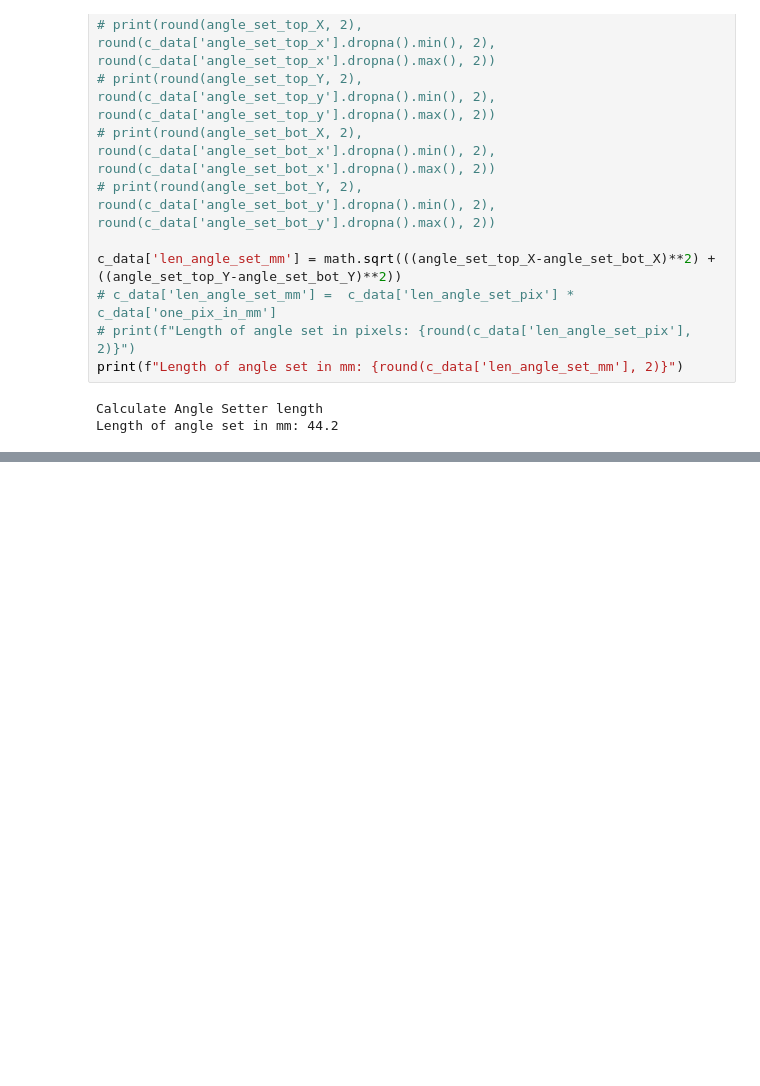
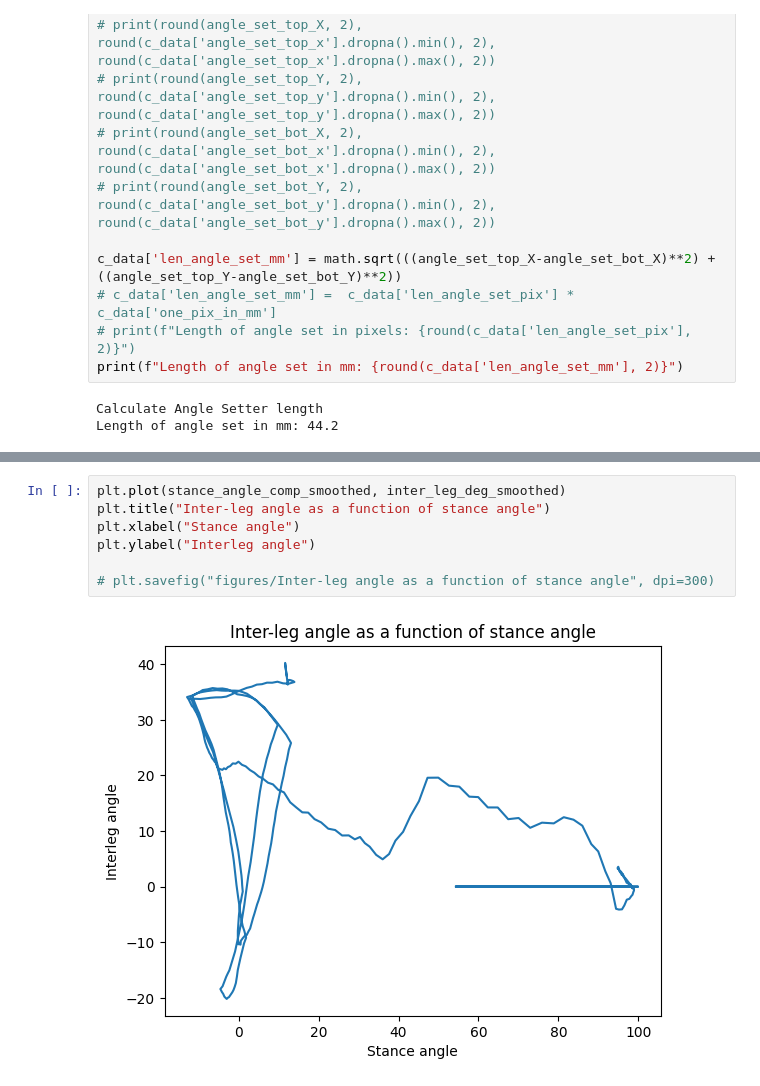
Before and after one commit to pran872/PDW, a Jupyter notebook: analyse_data.ipynb, the cells around one changed output, grey strips where cells are left out. Saved outputs shown, nothing was run; the diff lists cells and outputs as text; blank space fills up the shorter version.

```diff
--- a/analyse_data.ipynb
+++ b/analyse_data.ipynb
@@ -524,0 +614,9 @@ Combining inner and outer leg stance angles
+# %%
+plt.plot(stance_angle_comp_smoothed, inter_leg_deg_smoothed)
+plt.title("Inter-leg angle as a function of stance angle")
+plt.xlabel("Stance angle")
+plt.ylabel("Interleg angle")
+
+# plt.savefig("figures/Inter-leg angle as a function of stance angle", dpi=300)
+# %% [output]
+[figure, added]
```
Also changed, not shown: parts of 8 cells of this notebook, 8 other files.
